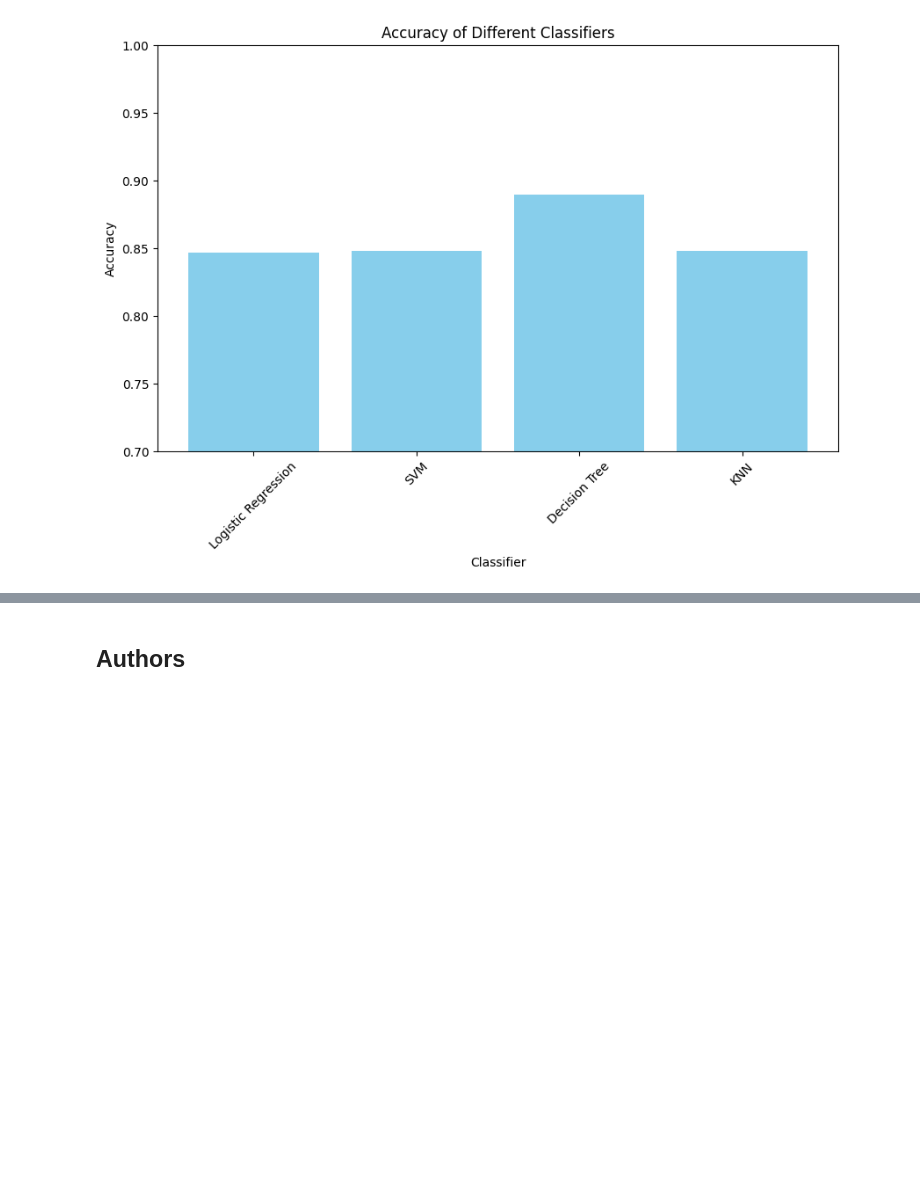
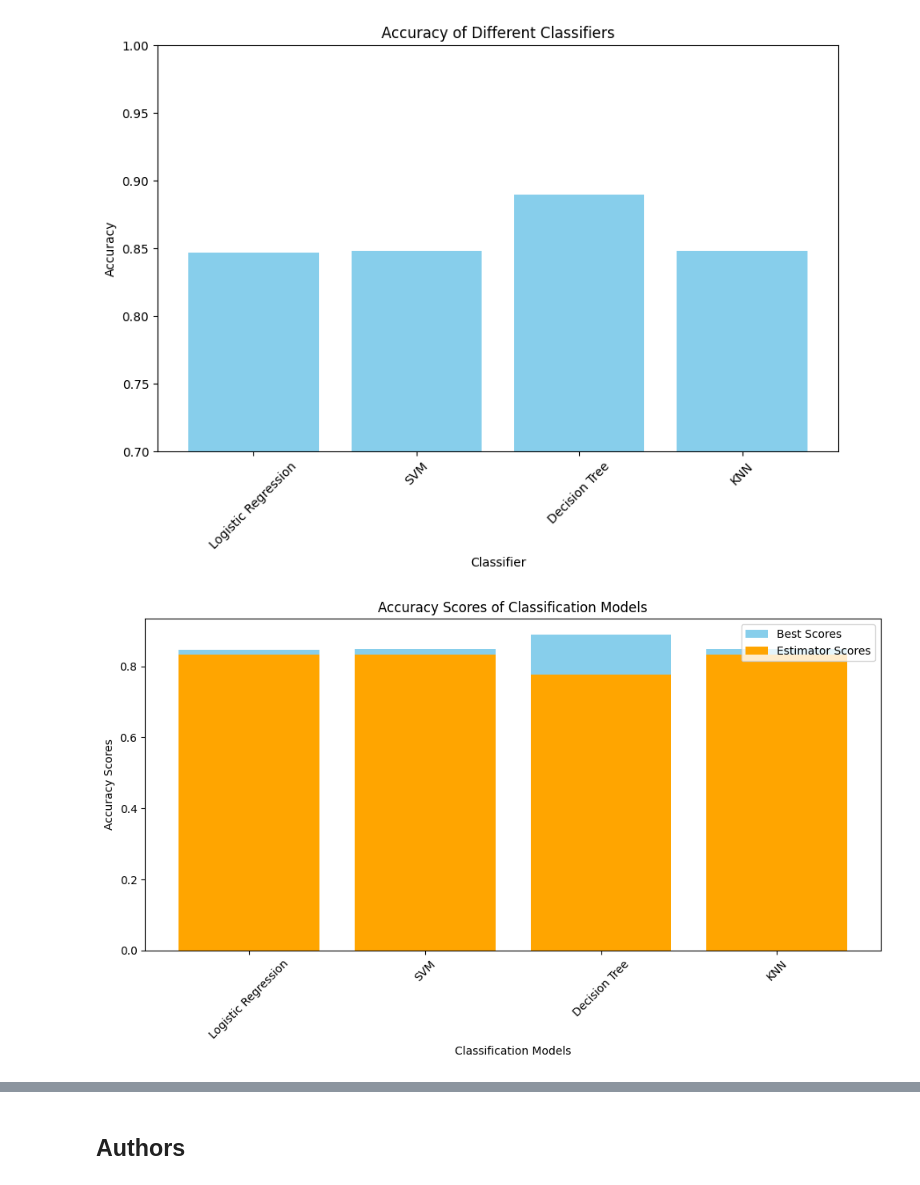
Before and after one commit to putra-asmarjoe/CapsW5, a Jupyter notebook: SpaceX_Machine_Learning_Prediction_Part_5.jupyterlite.ipynb, the cells around one changed output, grey strips where cells are left out. Drawn from its saved outputs; the diff is of its cells as text; code cells hidden in the pictures; blank space fills up the shorter version.

```diff
--- a/SpaceX_Machine_Learning_Prediction_Part_5.jupyterlite.ipynb
+++ b/SpaceX_Machine_Learning_Prediction_Part_5.jupyterlite.ipynb
@@ -438,3 +438,24 @@ plt.xticks(rotation=45)
 plt.show()
 # %% [output]
 [figure]
+# %%
+# Model names
+models = ['Logistic Regression', 'SVM', 'Decision Tree', 'KNN']
+
+# Accuracy scores
+best_scores = [0.8464285714285713, 0.8482142857142856, 0.8892857142857145, 0.8482142857142858]
+estimator_scores = [0.8333333333333334, 0.8333333333333334, 0.7777777777777778, 0.8333333333333334]
+
+# Plotting the bar plot
+plt.figure(figsize=(10, 6))
+plt.bar(models, best_scores, color='skyblue', label='Best Scores')
+plt.bar(models, estimator_scores, color='orange', label='Estimator Scores')
+plt.xlabel('Classification Models')
+plt.ylabel('Accuracy Scores')
+plt.title('Accuracy Scores of Classification Models')
+plt.legend()
+plt.xticks(rotation=45)
+plt.tight_layout()
+plt.show()
+# %% [output]
+[figure, added]
```
Also changed, not shown: parts of 1 cell of this notebook, 2 other files.
